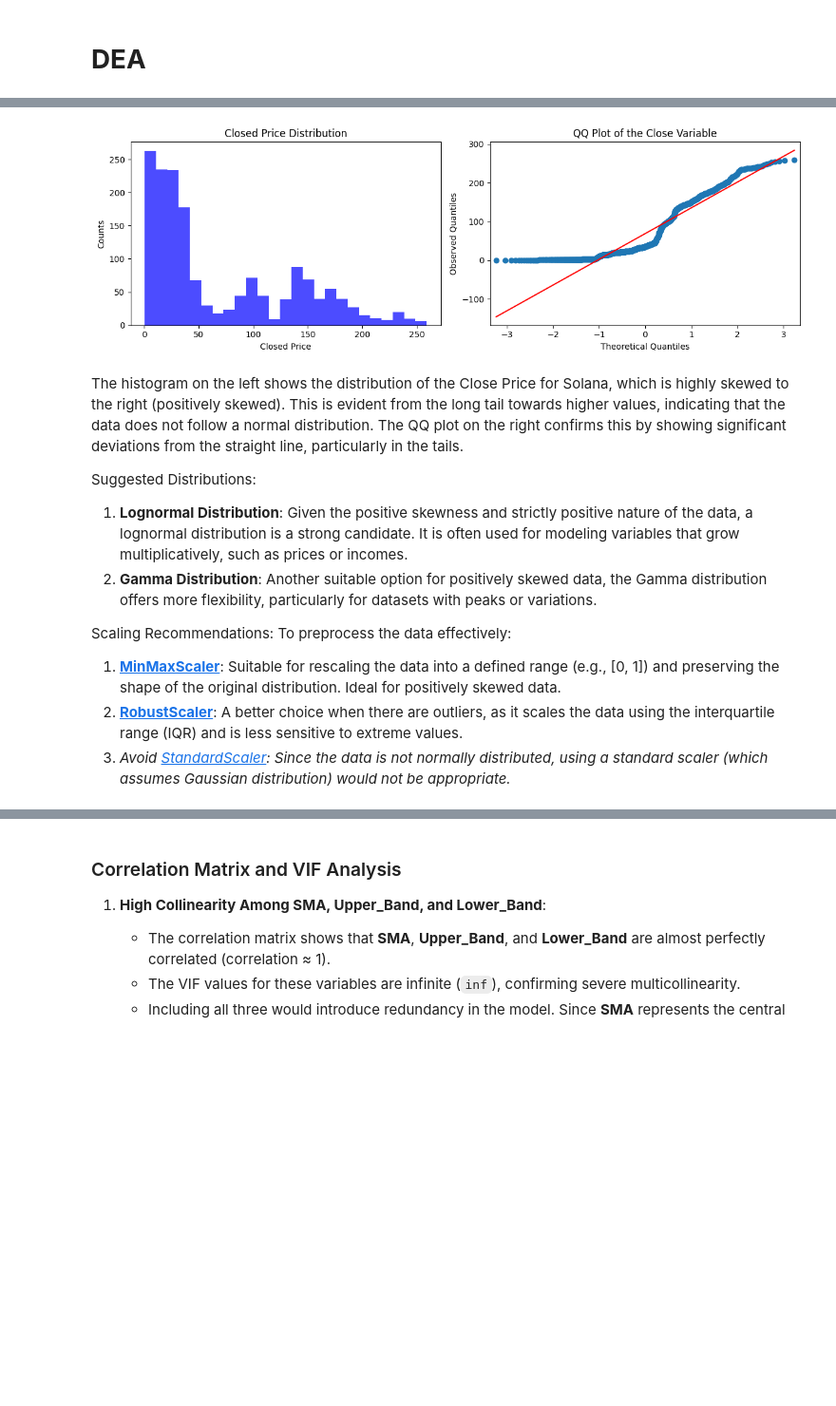
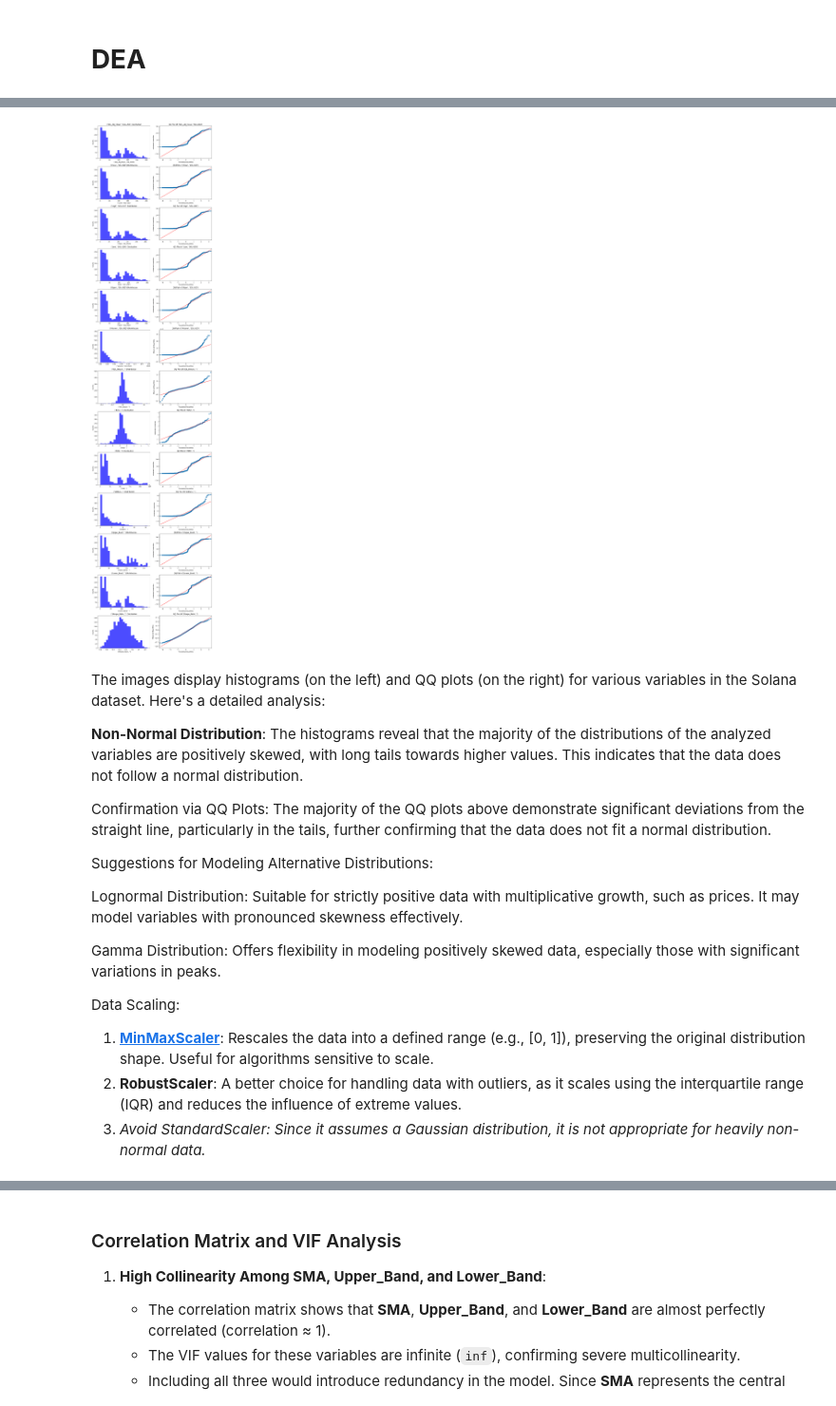
Before and after one commit to MicheleGiambelli/Deep-Learning-Project, a Jupyter notebook: Crypto_guru.ipynb, the cells around one changed output, grey strips where cells are left out. Shown at 95% size. Saved outputs shown, nothing was run; the diff lists cells and outputs as text; code cells hidden in the pictures; blank space fills up the shorter version.

Commit message:
QQ Plots e commenti

```diff
--- a/Crypto_guru.ipynb
+++ b/Crypto_guru.ipynb
@@ -164,35 +165,54 @@ plt.show()
 # %%
+# Attempting to check normality for all data, not just the y variable
 plt.style.use('default')
 
-fig, axs = plt.subplots(1, 2, figsize=(12, 4))
+# Select only numerical columns
+numeric_cols = df.select_dtypes(include=[np.number])
 
-# Histogram plot
-axs[0].hist(df[('Close', 'SOL-USD')], bins=25, color='blue', alpha=0.7)
-axs[0].set_xlabel('Closed Price')
-axs[0].set_ylabel('Counts')
-axs[0].set_title('Closed Price Distribution')
+# Determine the number of columns in the DataFrame
+num_cols = numeric_cols.shape[1]
 
-# QQ plot
-sm.qqplot(df[('Close', 'SOL-USD')], line='s', ax=axs[1])
-axs[1].set_title('QQ Plot of the Close Variable')
-axs[1].set_xlabel('Theoretical Quantiles')
-axs[1].set_ylabel('Observed Quantiles')
+# Create a dynamic grid for the plots
+fig, axs = plt.subplots(nrows=num_cols, ncols=2, figsize=(12, 4 * num_cols))
 
+# Iterate over each numerical column
+for i, column in enumerate(numeric_cols.columns):
+    # Histogram plot
+    axs[i, 0].hist(numeric_cols[column], bins=25, color='blue', alpha=0.7)
+    axs[i, 0].set_xlabel(column)
+    axs[i, 0].set_ylabel('Counts')
+    axs[i, 0].set_title(f'{column} Distribution')
+
+    # QQ plot
+    sm.qqplot(numeric_cols[column], line='s', ax=axs[i, 1])
+    axs[i, 1].set_title(f'QQ Plot of {column}')
+    axs[i, 1].set_xlabel('Theoretical Quantiles')
+    axs[i, 1].set_ylabel('Observed Quantiles')
+
+# Optimize the layout
 plt.tight_layout()
 plt.show()
 # %% [output]
-[figure, old version]
+[figure, new version]
 # %% [markdown]
-The histogram on the left shows the distribution of the Close Price for Solana, which is highly skewed to the right (positively skewed). This is evident from the long tail towards higher values, indicating that the data does not follow a normal distribution. The QQ plot on the right confirms this by showing significant deviations from the straight line, particularly in the tails.
+The images display histograms (on the left) and QQ plots (on the right) for various variables in the Solana dataset. Here's a detailed analysis:
 
-Suggested Distributions:
-1. **Lognormal Distribution**: Given the positive skewness and strictly positive nature of the data, a lognormal distribution is a strong candidate. It is often used for modeling variables that grow multiplicatively, such as prices or incomes.
-2. **Gamma Distribution**: Another suitable option for positively skewed data, the Gamma distribution offers more flexibility, particularly for datasets with peaks or variations.
+**Non-Normal Distribution**:
+The histograms reveal that the majority of the distributions of the analyzed variables are positively skewed, with long tails towards higher values. This indicates that the data does not follow a normal distribution.
 
-Scaling Recommendations:
-To preprocess the data effectively:
+Confirmation via QQ Plots:
+The majority of the QQ plots above demonstrate significant deviations from the straight line, particularly in the tails, further confirming that the data does not fit a normal distribution.
 
-1. **[MinMaxScaler](https://scikit-learn.org/1.5/modules/generated/sklearn.preprocessing.MinMaxScaler.html)**: Suitable for rescaling the data into a defined range (e.g., [0, 1]) and preserving the shape of the original distribution. Ideal for positively skewed data.
-2. **[RobustScaler](https://scikit-learn.org/stable/modules/generated/sklearn.preprocessing.RobustScaler.html)**: A better choice when there are outliers, as it scales the data using the interquartile range (IQR) and is less sensitive to extreme values.
-3. *Avoid [StandardScaler](https://scikit-learn.org/1.5/modules/generated/sklearn.preprocessing.StandardScaler.html): Since the data is not normally distributed, using a standard scaler (which assumes Gaussian distribution) would not be appropriate.*
+Suggestions for Modeling
+Alternative Distributions:
+
+Lognormal Distribution: Suitable for strictly positive data with multiplicative growth, such as prices. It may model variables with pronounced skewness effectively.
+
+Gamma Distribution: Offers flexibility in modeling positively skewed data, especially those with significant variations in peaks.
+
+Data Scaling:
+
+1. **[MinMaxScaler](https://scikit-learn.org/1.5/modules/generated/sklearn.preprocessing.MinMaxScaler.html)**: Rescales the data into a defined range (e.g., [0, 1]), preserving the original distribution shape. Useful for algorithms sensitive to scale.
+2. **RobustScaler**: A better choice for handling data with outliers, as it scales using the interquartile range (IQR) and reduces the influence of extreme values.
+3. *Avoid StandardScaler: Since it assumes a Gaussian distribution, it is not appropriate for heavily non-normal data.*
 # %%
```
Also changed, not shown: parts of 17 cells of this notebook.
